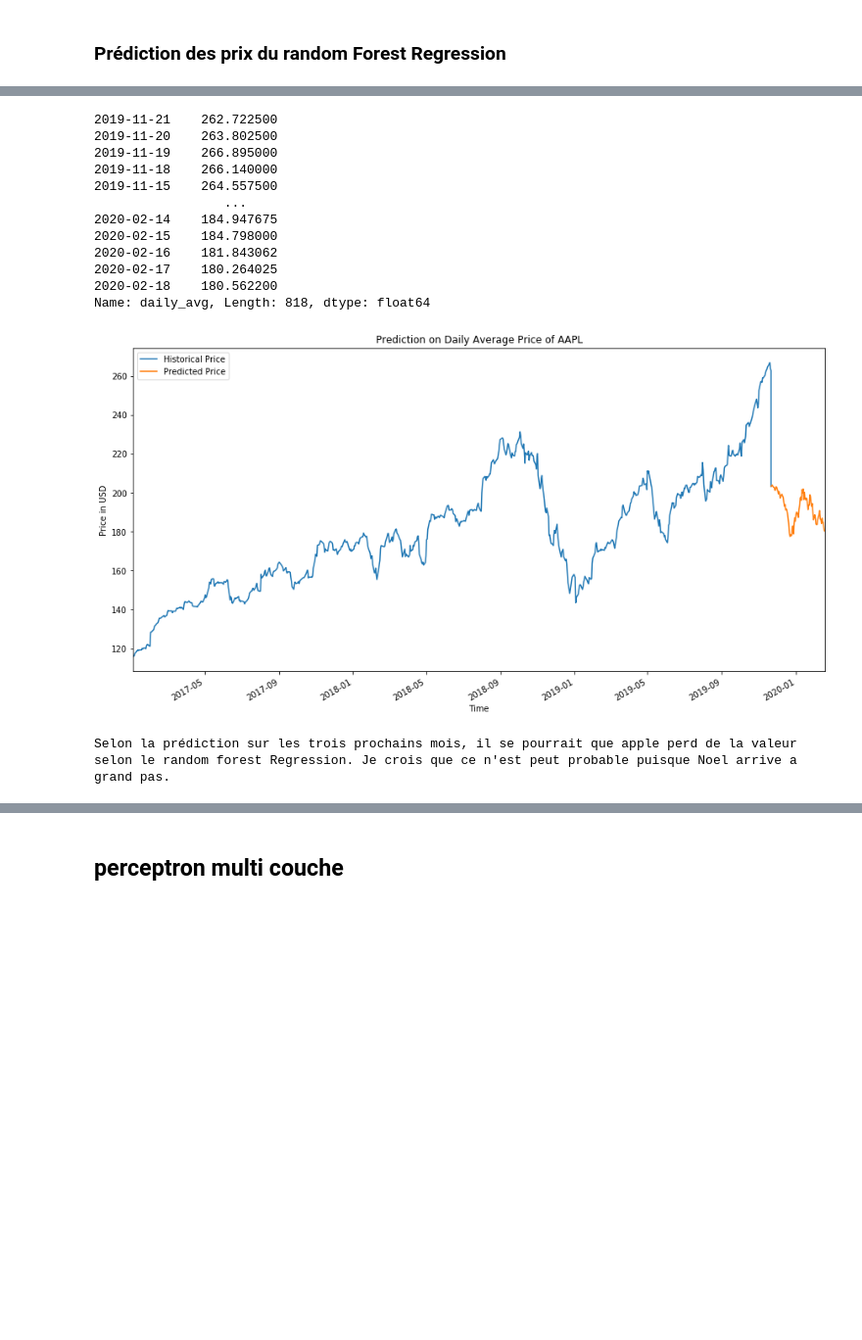
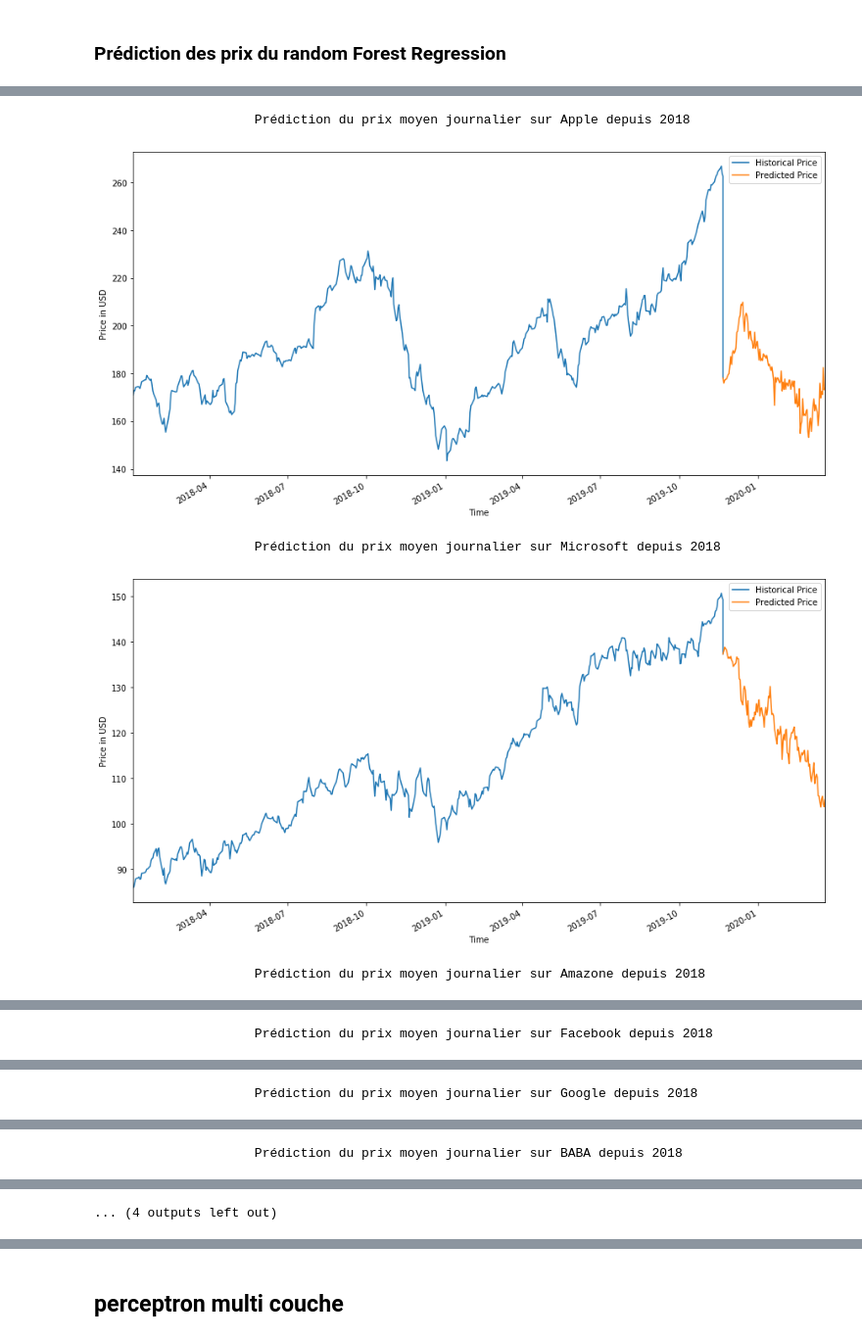
Before and after one commit to MilenaDionne/project-CSI4506, a Jupyter notebook: projetCSI4506.ipynb, the cells around one changed output, grey strips where cells are left out. Shown at 98% size. Saved outputs shown, nothing was run; the diff lists cells and outputs as text; code cells hidden in the pictures; blank space fills up the shorter version.

```diff
--- a/projetCSI4506.ipynb
+++ b/projetCSI4506.ipynb
@@ -304,12 +506,19 @@ print(forecasted_aapl)
 # %%
+def showpred(company, forecasted):
+    last_date=company.iloc[1].name
+    modified_date = last_date + dt.timedelta(days=1)
+    new_date = pd.date_range(modified_date,periods=120,freq='D')
 
-last_date=aapl.iloc[1].name
-modified_date = last_date + dt.timedelta(days=1)
-new_date = pd.date_range(modified_date,periods=90,freq='D')
+    # assign prediction to newly defined index
+    forecasted = pd.DataFrame(forecasted, columns=['daily_avg'], index=new_date)
 
-# assign prediction to newly defined index
-forecasted_aapl = pd.DataFrame(forecasted_aapl, columns=['daily_avg'], index=new_date)
+    # combine historical price and predicted price
+    company = pd.concat([company[['daily_avg']], forecasted])
+    plt.figure(figsize=(15,8))
+    (company[:-119]['daily_avg']).plot(label='Historical Price')
+    (company[-120:]['daily_avg']).plot(label='Predicted Price')
 
-# combine historical price and predicted price
-aapl = pd.concat([aapl[['daily_avg']], forecasted_aapl])
-print(aapl)
+    plt.xlabel('Time')
+    plt.ylabel('Price in USD')
+    plt.legend()
+    plt.show()
@@ -331,27 +525,23 @@ print(aapl)
-# %%
-print(aapl['daily_avg'])
-plt.figure(figsize=(15,8))
-(aapl[:-89]['daily_avg']).plot(label='Historical Price')
-(aapl[-90:]['daily_avg']).plot(label='Predicted Price')
-
-plt.xlabel('Time')
-plt.ylabel('Price in USD')
-plt.title('Prediction on Daily Average Price of AAPL')
-plt.legend()
-plt.show()
-print("Selon la prédiction sur les trois prochains mois, il se pourrait que apple perd de la valeur selon le random forest Regression. Je crois que ce n'est peut probable puisque Noel arrive a grand pas. ")
-# %% [output]
-2019-11-21    262.722500
-2019-11-20    263.802500
-2019-11-19    266.895000
-2019-11-18    266.140000
-2019-11-15    264.557500
-                 ...
-2020-02-14    184.947675
-2020-02-15    184.798000
-2020-02-16    181.843062
-2020-02-17    180.264025
-2020-02-18    180.562200
-Name: daily_avg, Length: 818, dtype: float64
-[figure, removed]
-Selon la prédiction sur les trois prochains mois, il se pourrait que apple perd de la valeur selon le random forest Regression. Je crois que ce n'est peut probable puisque Noel arrive a grand pas.
+# %%
+print("                     Prédiction du prix moyen journalier sur Apple depuis 2018               ")
+showpred(aapl, forecasted_aapl)
+print("                     Prédiction du prix moyen journalier sur Microsoft depuis 2018               ")
+showpred(msft, forecasted_msft)
+print("                     Prédiction du prix moyen journalier sur Amazone depuis 2018               ")
+showpred(amzn, forecasted_amzn)
+print("                     Prédiction du prix moyen journalier sur Facebook depuis 2018               ")
+showpred(fb, forecasted_fb)
+print("                     Prédiction du prix moyen journalier sur Google depuis 2018               ")
+showpred(google, forecasted_google)
+print("                     Prédiction du prix moyen journalier sur BABA depuis 2018               ")
+showpred(baba, forecasted_baba)
+print("                     Prédiction du prix moyen journalier sur JPM depuis 2018               ")
+showpred(jpm, forecasted_jpm)
+print("                     Prédiction du prix moyen journalier sur tcehy depuis 2018               ")
+showpred(tcehy, forecasted_tcehy)
+# %% [output]
+                     Prédiction du prix moyen journalier sur Apple depuis 2018
+[figure, added]
+                     Prédiction du prix moyen journalier sur Microsoft depuis 2018
+[figure, added]
+                     Prédiction du prix moyen journalier sur Amazone depuis 2018
@@ -357,0 +549 @@ Selon la prédiction sur les trois prochains mois, il se pourrait que apple perd
+                     Prédiction du prix moyen journalier sur Facebook depuis 2018
@@ -357,0 +551 @@ Selon la prédiction sur les trois prochains mois, il se pourrait que apple perd
+                     Prédiction du prix moyen journalier sur Google depuis 2018
@@ -357,0 +553 @@ Selon la prédiction sur les trois prochains mois, il se pourrait que apple perd
+                     Prédiction du prix moyen journalier sur BABA depuis 2018
@@ -357,0 +555 @@ Selon la prédiction sur les trois prochains mois, il se pourrait que apple perd
+... (4 outputs left out)
```
Also changed, not shown: parts of 32 cells of this notebook.
